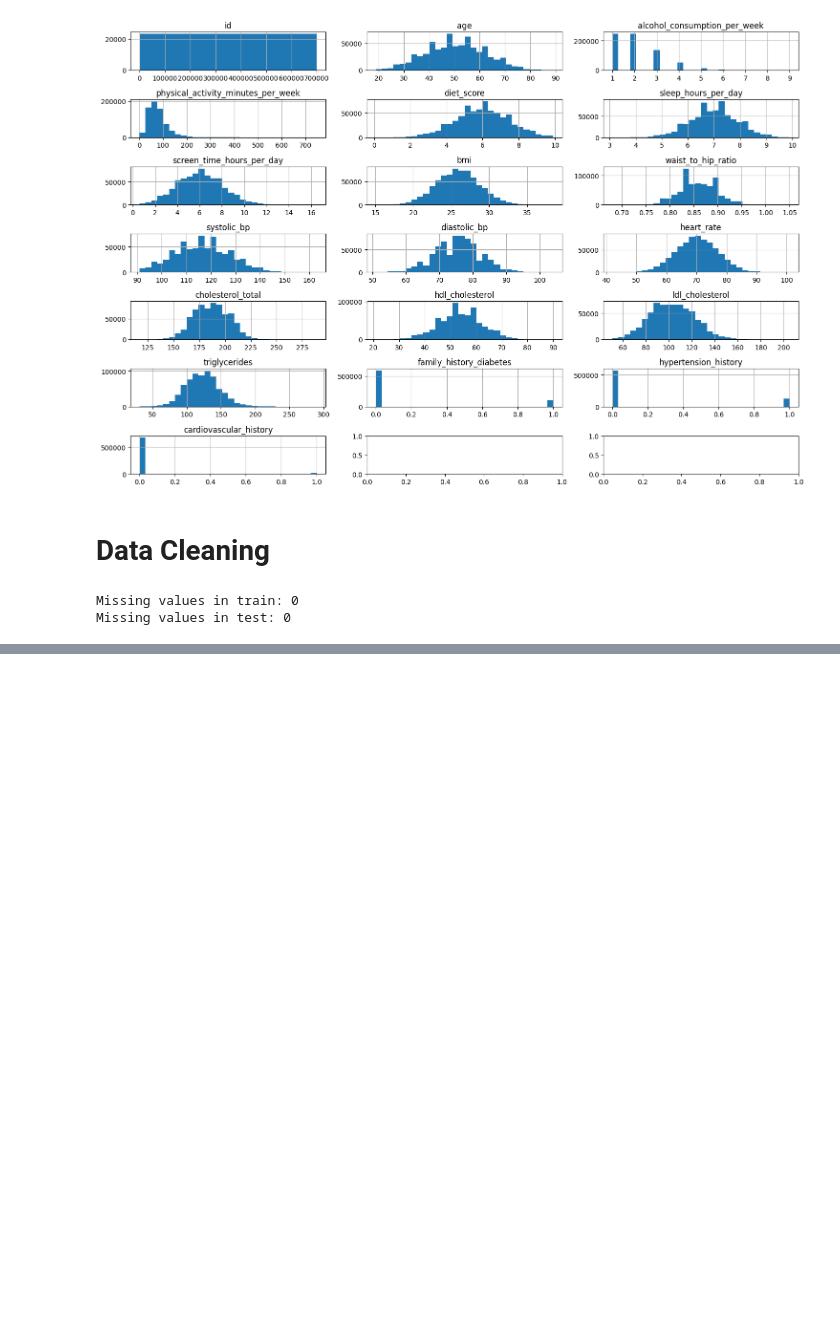
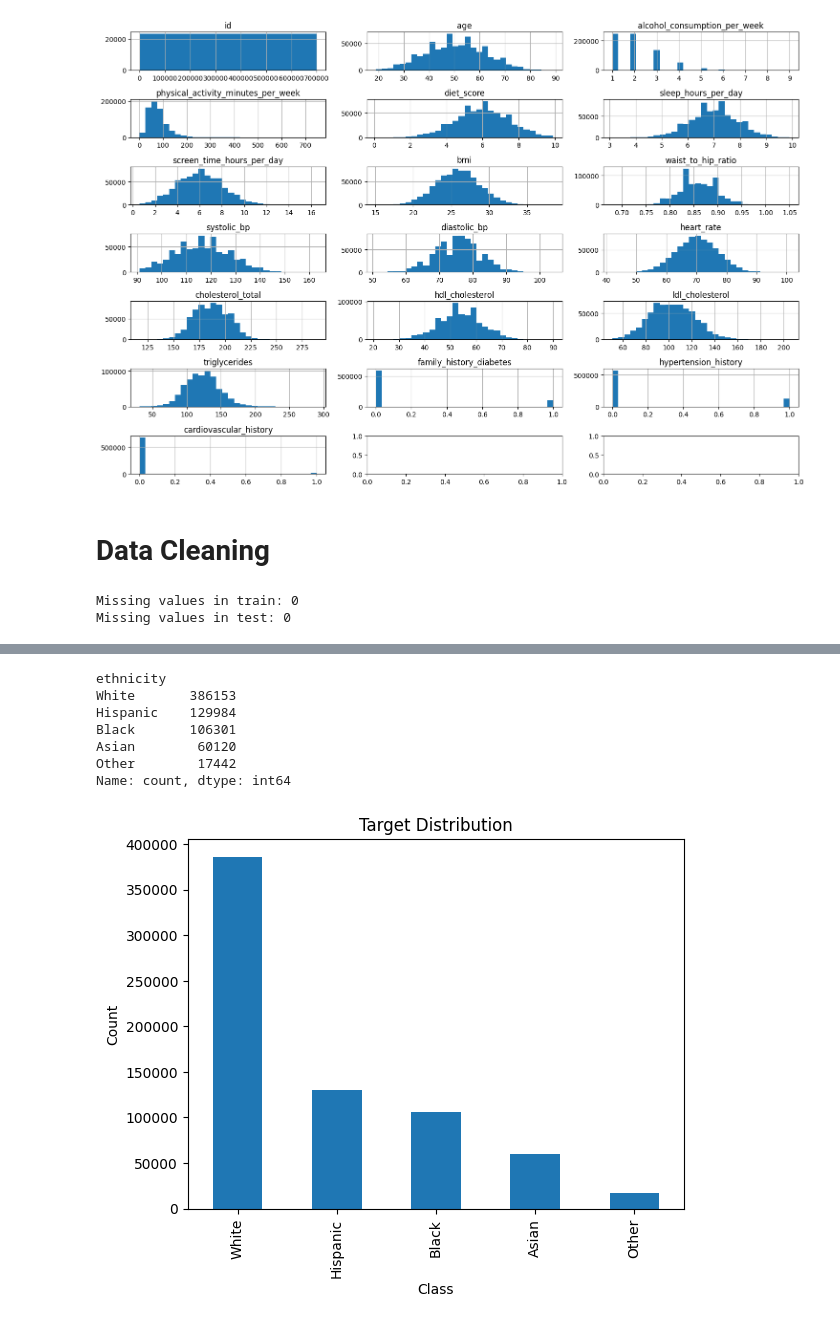
Before and after one commit to saadyaq/diabetes_prediction_challenge, a Jupyter notebook: main.ipynb, the cells around one changed output, grey strips where cells are left out. Drawn from its saved outputs; the diff is of its cells as text; code cells hidden in the pictures; blank space fills up the shorter version.

```diff
--- a/main.ipynb
+++ b/main.ipynb
@@ -206,0 +235,17 @@ Missing values in test: 0
+# %%
+target_col="ethnicity"
+print(df_train[target_col].value_counts())
+df_train[target_col].value_counts().plot(kind="bar")
+plt.title('Target Distribution')
+plt.xlabel('Class')
+plt.ylabel('Count')
+plt.show()
+# %% [output]
+ethnicity
+White       386153
+Hispanic    129984
+Black       106301
+Asian        60120
+Other        17442
+Name: count, dtype: int64
+[figure, added]
```
Also changed, not shown: parts of 4 cells of this notebook.
